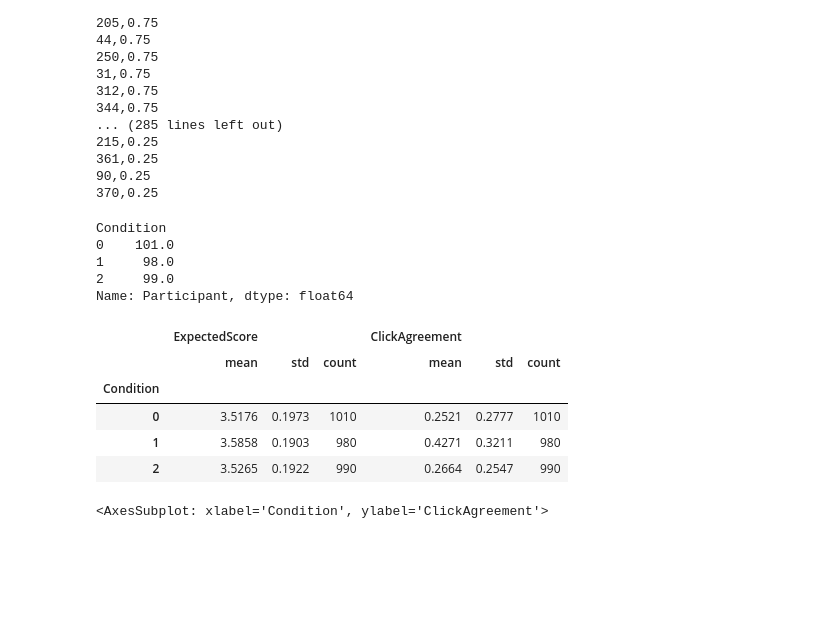
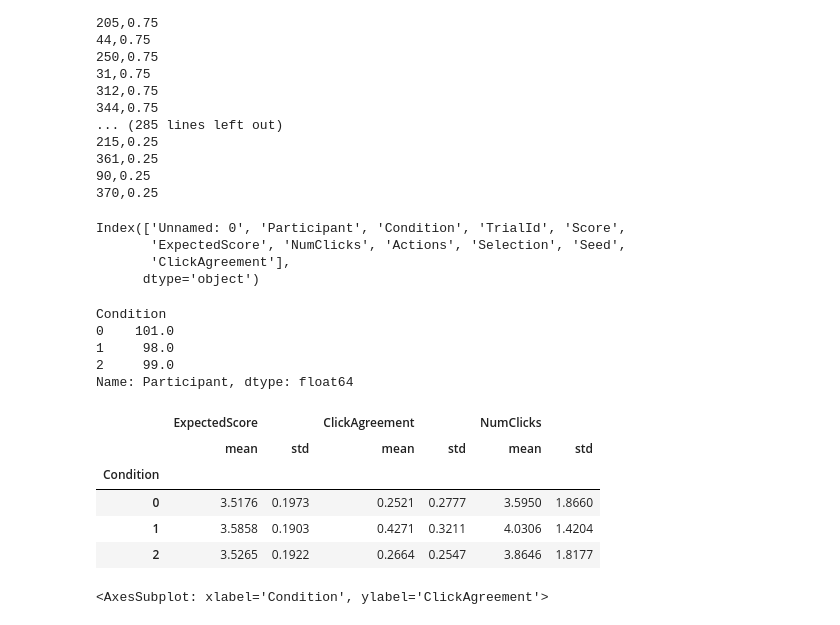
Before and after one commit to lovis-heindrich/MGPS-project-selection, a Jupyter notebook: analysis-5.ipynb, the cells around one changed output. Cells and saved outputs as stored; diff of their text form; code cells hidden in the pictures; blank space fills up the shorter version.

```diff
--- a/analysis-5.ipynb
+++ b/analysis-5.ipynb
@@ -317,6 +317,13 @@ for id in low_bonus:
 df.to_csv("./data/experiment_results/exp_5.csv")
 # %%
 df = pd.read_csv("./data/experiment_results/exp_5.csv")
+# %%
+df.columns
+# %% [output]
+Index(['Unnamed: 0', 'Participant', 'Condition', 'TrialId', 'Score',
+       'ExpectedScore', 'NumClicks', 'Actions', 'Selection', 'Seed',
+       'ClickAgreement'],
+      dtype='object')
 # %%
 df.groupby(["Condition"]).count()["Participant"] / 10
 # %% [output]
@@ -326,14 +333,14 @@ Condition
 2     99.0
 Name: Participant, dtype: float64
 # %%
-df.groupby("Condition").agg(["mean", "std"]).round(4)[["ExpectedScore", "ClickAgreement"]]
+df.groupby("Condition").agg(["mean", "std"]).round(4)[["ExpectedScore", "ClickAgreement", "NumClicks"]]
 # %% [output]
-|  | ExpectedScore |  |  | ClickAgreement |  |  |
-|  | mean | std | count | mean | std | count |
+|  | ExpectedScore |  | ClickAgreement |  | NumClicks |  |
+|  | mean | std | mean | std | mean | std |
 | Condition |  |  |  |  |  |  |
-| 0 | 3.5176 | 0.1973 | 1010 | 0.2521 | 0.2777 | 1010 |
-| 1 | 3.5858 | 0.1903 | 980 | 0.4271 | 0.3211 | 980 |
-| 2 | 3.5265 | 0.1922 | 990 | 0.2664 | 0.2547 | 990 |
+| 0 | 3.5176 | 0.1973 | 0.2521 | 0.2777 | 3.5950 | 1.8660 |
+| 1 | 3.5858 | 0.1903 | 0.4271 | 0.3211 | 4.0306 | 1.4204 |
+| 2 | 3.5265 | 0.1922 | 0.2664 | 0.2547 | 3.8646 | 1.8177 |
 # %%
 sns.barplot(df, y="ClickAgreement", x="Condition")
 # %% [output]
```
Also changed, not shown: parts of 6 cells of this notebook.
